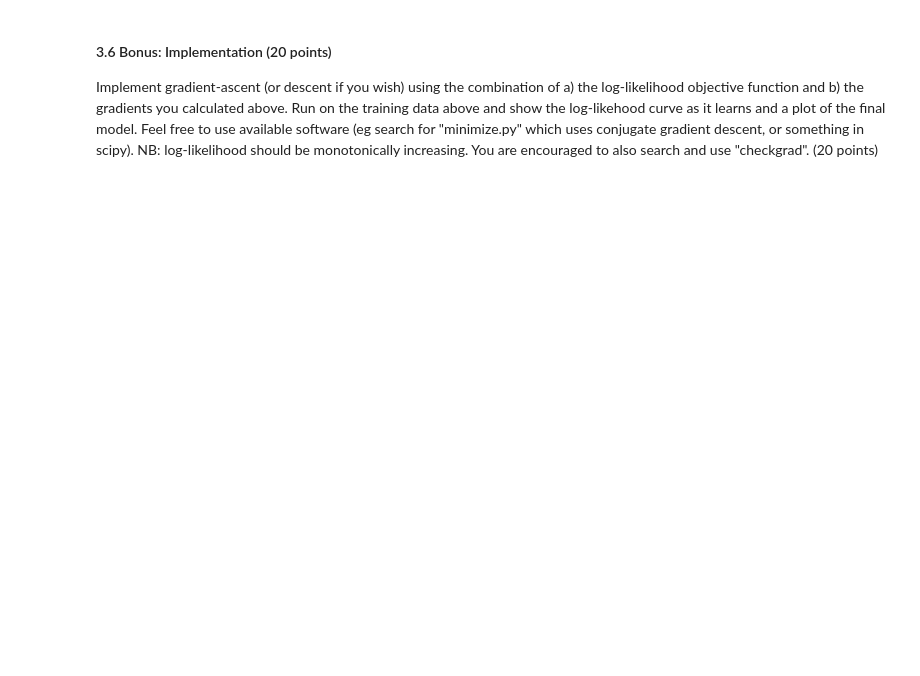
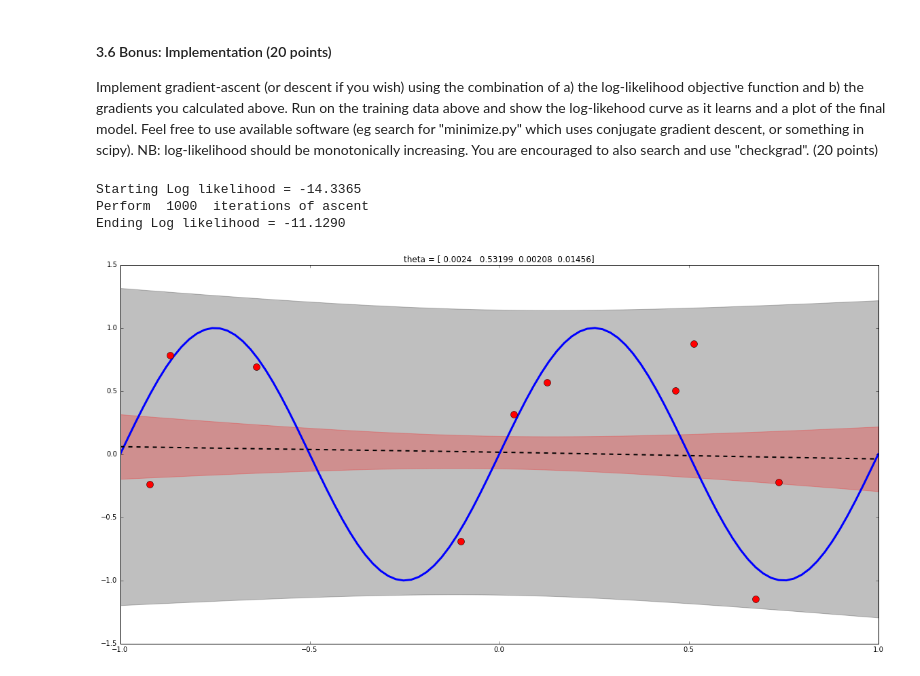
Before and after one commit to selBaez/machine-learning-1, a Jupyter notebook: lab3/Lab3.ipynb, the cells around one changed output. Saved outputs shown, nothing was run; the diff lists cells and outputs as text; code cells hidden in the pictures; blank space fills up the shorter version.

```diff
--- a/lab3/Lab3.ipynb
+++ b/lab3/Lab3.ipynb
@@ -380,3 +413,70 @@ Selecting kernel functions can be somewhat of an art.  There are charateristics
 # %% [markdown]
 #### 3.6 Bonus: Implementation (20 points)
 Implement gradient-ascent (or descent if you wish) using the combination of a) the log-likelihood objective function and b) the gradients you calculated above.  Run on the training data above and show the log-likehood curve as it learns and a plot of the final model.  Feel free to use available software (eg search for "minimize.py" which uses conjugate gradient descent, or something in scipy).  NB: log-likelihood should be monotonically increasing.  You are encouraged to also search and use "checkgrad".  (20 points)
+# %%
+# DERIVATIVES
+
+def dtheta_dphi(j, phi):
+    return numpy.exp(phi[j])
+
+
+def dk_dtheta(j, theta, x_n, x_m):
+    # cases for each theta value
+    if j == 0:
+        return numpy.exp(-theta[1] / 2 * (x_n - x_m)**2)
+    elif j == 1:
+        return -theta[0] * (x_n - x_m)**2 / 2 * numpy.exp(-theta[1] / 2 * (x_n - x_m)**2)
+    elif j == 2:
+        return 1.0
+    elif j == 3:
+        return x_n * x_m
+
+
+def dC_dtheta(j, theta, x_train):
+    n = len(x_train)
+    dC_dtheta = numpy.zeros((n, n))
+
+    for i in range(n):
+        dC_dtheta[i] = dk_dtheta(j, theta, x_train[i], x_train)
+
+    return dC_dtheta
+
+
+def dL_dtheta(j, theta, x_train, t_train, beta):
+    C = computeC(x_train, beta, theta)
+    invC = numpy.linalg.inv(C)
+    dC = dC_dtheta(j, theta, x_train)
+    return -0.5 * numpy.trace(invC.dot(dC)) + 0.5 * t_train.dot(invC.dot(dC.dot(invC.dot(t_train))))
+
+
+
+# GRADIENT ASCENT
+phi = numpy.ones(4)
+print "Starting Log likelihood = %.4f" % gp_log_likelihood( x_train, t_train, numpy.exp(phi), C = None, invC = None )
+
+# iterations
+iterations = 1000
+print "Perform ", iterations, " iterations of ascent"
+
+for iteration in range(iterations):
+    for j in range(len(phi)):
+        theta = numpy.exp(phi)
+        dL_dtheta_j = dL_dtheta(j, theta, x_train, t_train, beta)
+        dtheta_dphi_j = dtheta_dphi(j, phi)
+
+        phi[j] += 0.1 * dL_dtheta_j * dtheta_dphi_j
+
+
+theta = numpy.exp(phi)
+print "Ending Log likelihood = %.4f" % gp_log_likelihood( x_train, t_train, theta, C = None, invC = None ),
+
+# plot optimized parameters
+plt.figure(figsize = (20, 10))
+plt.title("theta = %s" % str(theta))
+mu_test, var_test = gp_predictive_ditribution(x_train, t_train, x_test, theta, beta, C = None)
+gp_plot( x_test, y_test, mu_test, var_test, x_train, t_train, theta, beta )
+# %% [output]
+Starting Log likelihood = -14.3365
+Perform  1000  iterations of ascent
+Ending Log likelihood = -11.1290
+[figure, added]
```
Also changed, not shown: parts of 10 cells of this notebook.
